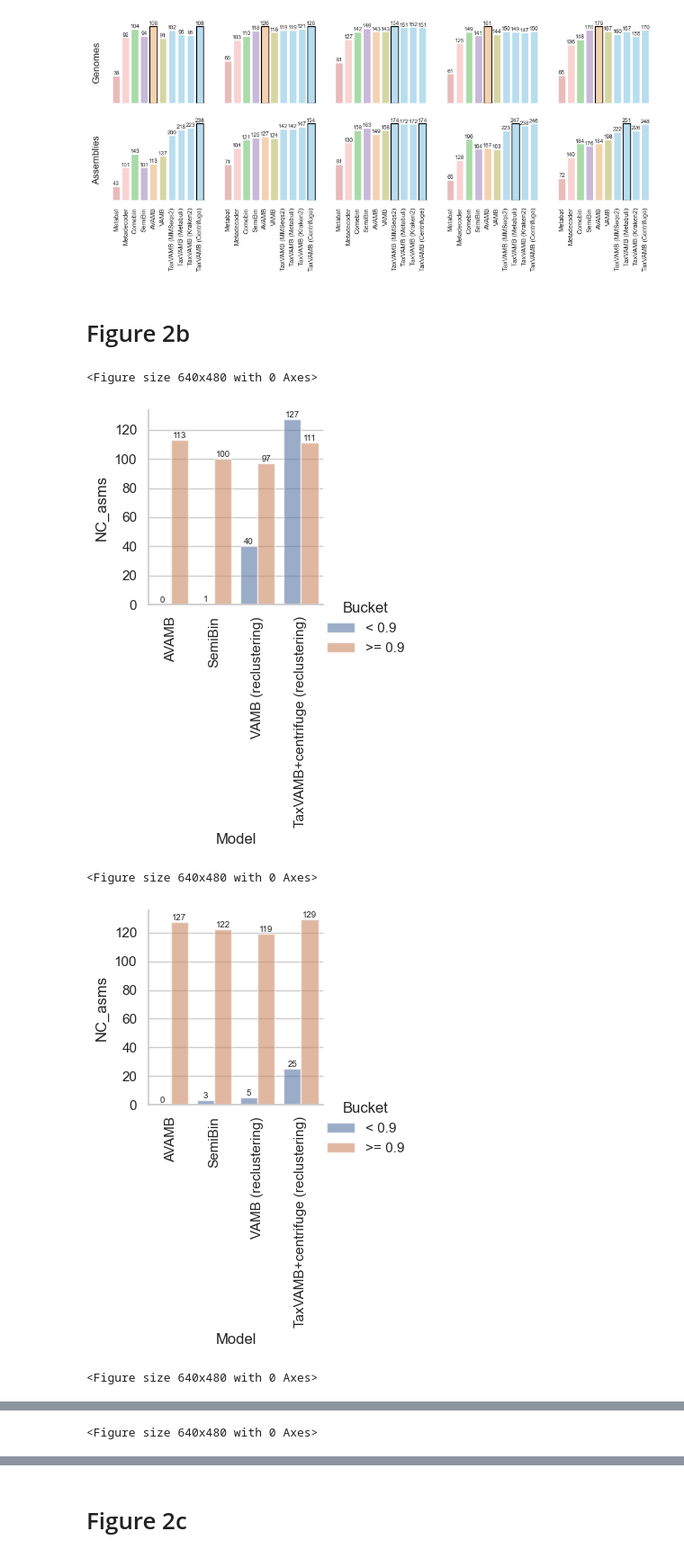
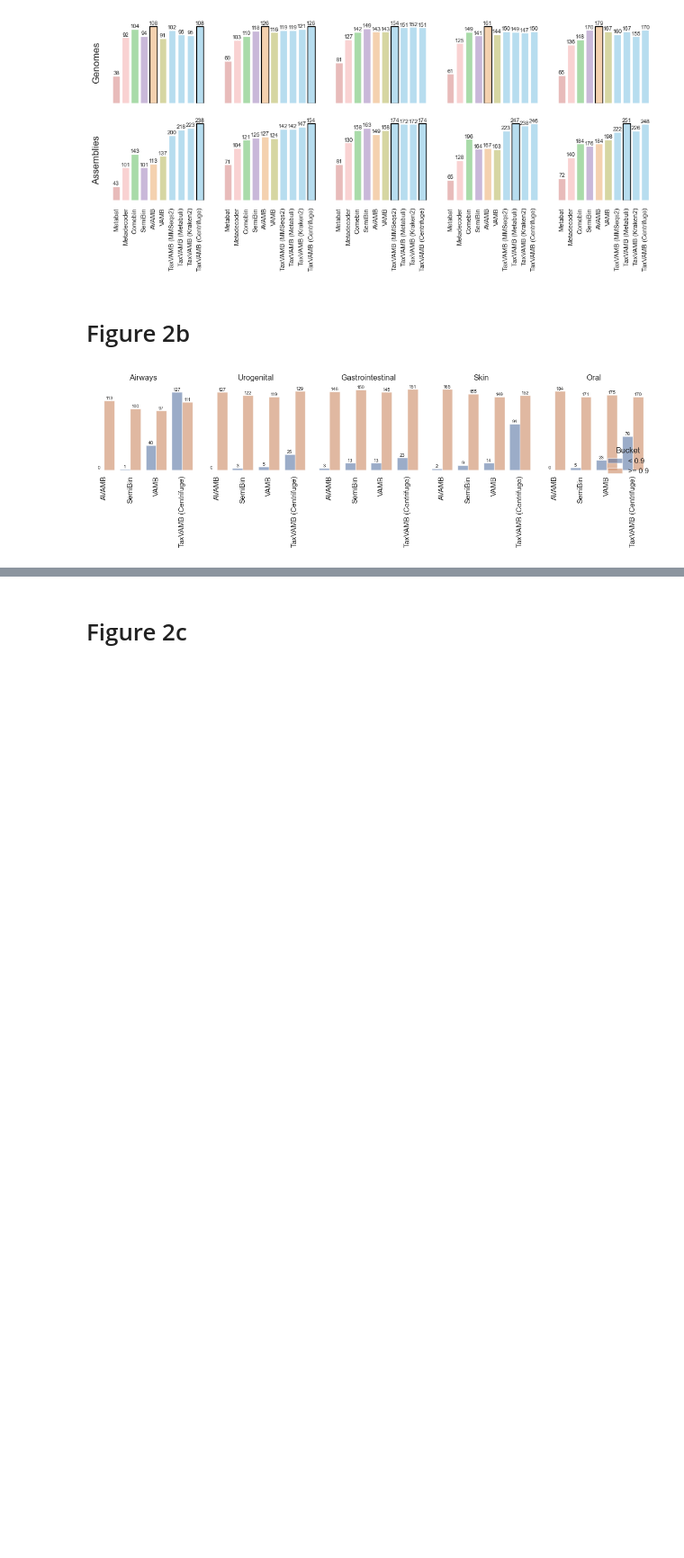
Before and after one commit to sgalkina/TaxVAMB_paper_figures, a Jupyter notebook: scripts_python/Figures.ipynb, the cells around one changed output, grey strips where cells are left out. Shown at 90% size. Cells and saved outputs as stored; diff of their text form; code cells hidden in the pictures; blank space fills up the shorter version.

Commit message:
All figures done except S7 and S8

```diff
--- a/scripts_python/Figures.ipynb
+++ b/scripts_python/Figures.ipynb
@@ -136,41 +136,37 @@ df = pd.read_excel('../data/TaxVAMB_Source_Data.xlsx', sheet_name='Figure 2b')
 # %%
 sns.set_theme(style="whitegrid")
 
+df_final = df.copy()
+dataset_order = ['Airways', 'Urogenital', 'Gastrointestinal', 'Skin', 'Oral']
 
-# label_map_values = [
-#     'SemiBin',
-#     'AVAMB',
-#     'VAMB',
-#     'TaxVAMB (Metabuli)',
-# ]
+g = sns.catplot(
+    data=df_final,
+    kind="bar",
+    x="Model", y="NC_asms",
+    hue="Bucket",
+    col="Dataset", col_order=dataset_order,
+    col_wrap=len(dataset_order),     # one row
+    height=3, aspect=1,              # same visual style
+    dodge=True, errorbar=None, alpha=.6,
+    sharex=True, sharey=False
+)
 
-df_final = df
+g.figure.set_size_inches(12, 4)
 
-TAVAMB_COLOR = '#ade1f9'
-SEMIBIN_COLOR = '#c9b3de'
-VAMB_COLOR = '#dedf99'
-AVAMB_COLOR = '#ffd1a4'
+g.set_titles(col_template="{col_name}")
+g.set_axis_labels("", "")
+g.set_xticklabels(rotation=90)
+g.set_yticklabels([])
+g.despine(left=True, bottom=True)
 
-colors = [SEMIBIN_COLOR, AVAMB_COLOR, VAMB_COLOR, TAVAMB_COLOR]
+# add bar labels per facet
+for ax in g.axes.flatten():
+    for c in ax.containers:
+        ax.bar_label(c, label_type='edge', size=7)
+    ax.grid(False)
 
-for j, s in enumerate(['Airways', 'Urogenital', 'Gastrointestinal', 'Skin', 'Oral']):
-    df_s = df_final[df_final['Dataset'] == s]
-    sns.set_color_codes("pastel")
-    sns.despine(left=True, bottom=True)
-
-    g = sns.catplot(
-        data=df_s, kind="bar",
-        x="Model", y="NC_asms", hue="Bucket", alpha=.6, height=3, aspect=2/2,
-    )
-    g.set_xticklabels(rotation=90)
-    for bars in g.ax.containers:
-        g.ax.bar_label(bars, label_type='edge', size=7)
-
-    plt.savefig(f'../figures/figure2b_{s}.pdf', bbox_inches = 'tight')
-    plt.show()
+g.figure.tight_layout()
+g.figure.savefig("../figures/figure2b_row.pdf", bbox_inches="tight")
+plt.show()
 # %% [output]
-<Figure size 640x480 with 0 Axes>
-[figure, old version]
+[figure, new version]
-<Figure size 640x480 with 0 Axes>
-[figure, removed]
-<Figure size 640x480 with 0 Axes>
@@ -178 +172,0 @@ for j, s in enumerate(['Airways', 'Urogenital', 'Gastrointestinal', 'Skin', 'Ora
-<Figure size 640x480 with 0 Axes>
```
Also changed, not shown: parts of 37 cells of this notebook, 6 other files.
